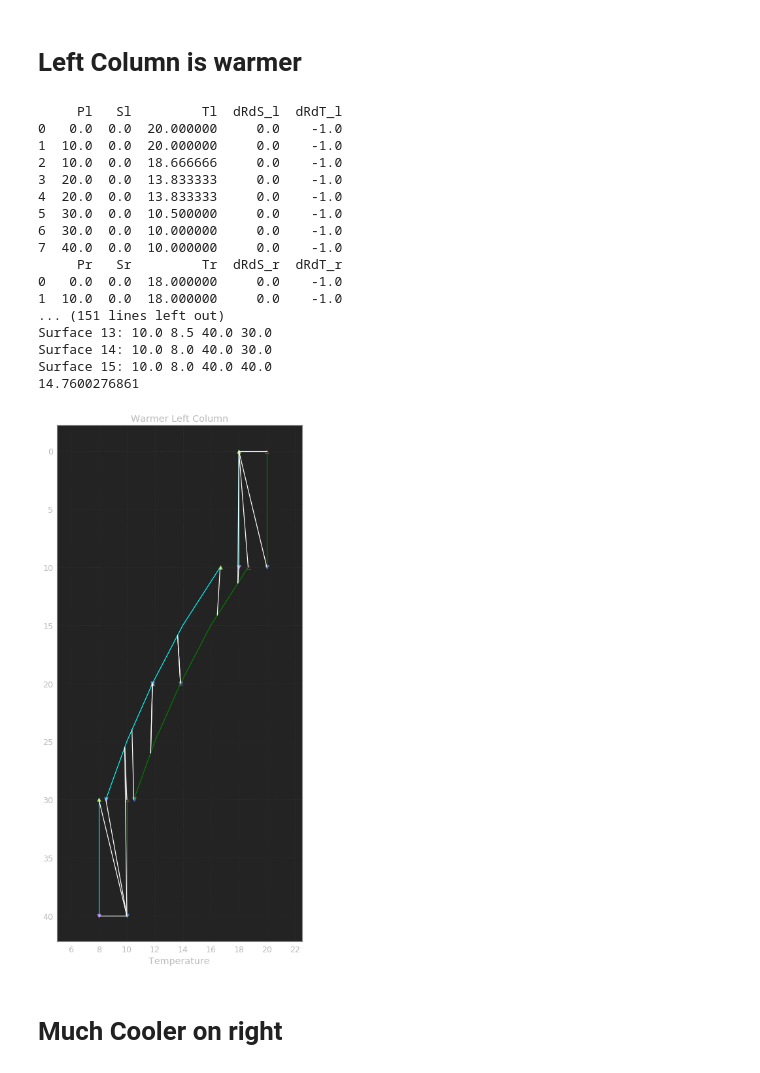
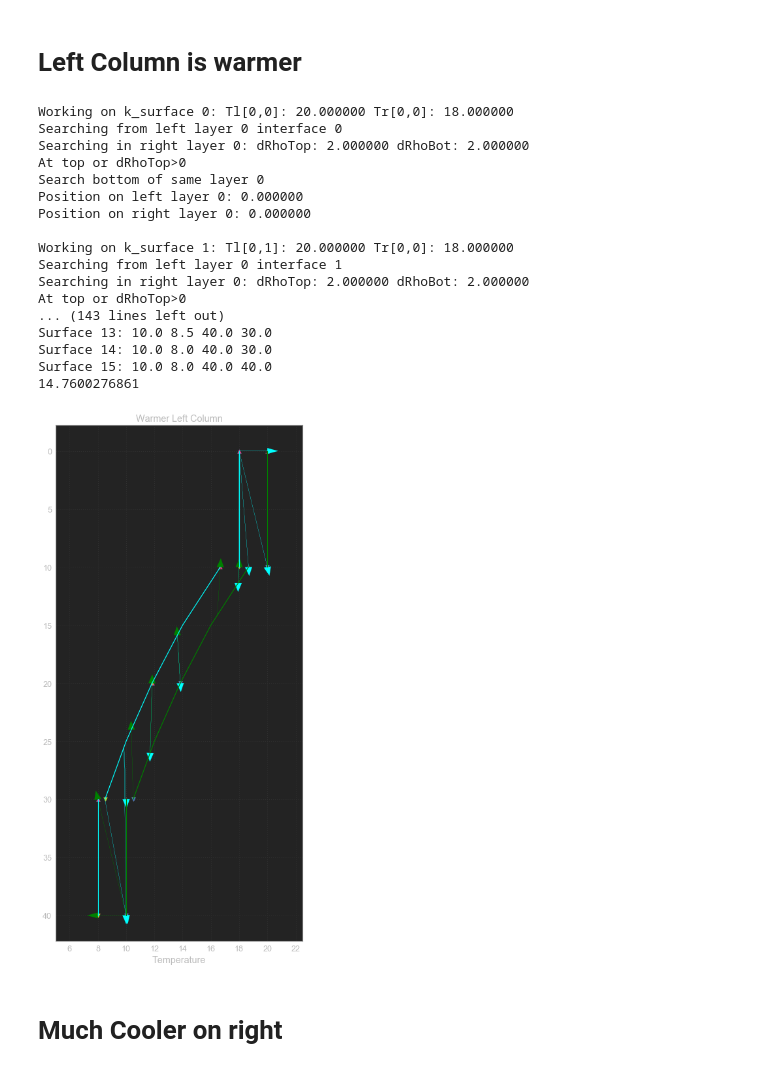
Before and after one commit to ashao/MOM6_analysis, a Jupyter notebook: neutral_diffusion/neutral_diffusion_examples.ipynb, the cells around one changed output. Drawn from its saved outputs; the diff is of its cells as text; code cells hidden in the pictures.

```diff
--- a/neutral_diffusion/neutral_diffusion_examples.ipynb
+++ b/neutral_diffusion/neutral_diffusion_examples.ipynb
@@ -204,41 +240,42 @@ ndiff.ppm_routines.find_neutral_surface_positions_discontinuous(
 # %% [markdown]
 # Left Column is warmer
 # %%
+reload(set_neutral_position)
 # Warmer on right
 hl = np.array([10.,10.,10.,10.])
 hr = np.array([10.,10.,10.,10.])
 Tr = np.array([18.,14.,10.,8.])
 Tl = np.array([20.,16.,12.,10.])
 zil, zl_t, zl_b, zl_c, Tl_t, Tl_b = construct_column(hl, Tl)
 zir, zr_t, zr_b, zr_c, Tr_t, Tr_b = construct_column(hr, Tr)
-PoL, PoR, PoL_abs, PoR_abs, KoL, KoR, hEff, hL, hR = set_neutral_position.set_neutral_surface_position(
+PoL, PoR, PoL_abs, PoR_abs, KoL, KoR, hEff, hL, hR, search_dir = set_neutral_position.set_neutral_surface_position2(
     zil, Tl_t, Tl_b, Sl_t, Sl_b, drdt_lt, drdt_lb, drds_lt, drds_lb,
     zir, Tr_t, Tr_b, Sr_t, Sr_b, drdt_rt, drdt_rb, drds_rt, drds_rb)
 df_warm_left = pd.DataFrame({'PoL': PoL, 'PoR': PoR, 'zl': PoL_abs, 'zr': PoR_abs, 'KoL': (KoL+1), 'KoR': (KoR+1), 'hL': hL, 'hR': hR})
 plt.figure(figsize=(6,12))
 plot_neutral_surfaces(zr_t, zr_c, zr_b, Tr_t, Tr, Tr_b, PoR_abs, KoR,
-                      zl_t, zl_c, zl_b, Tl_t, Tl, Tl_b, PoL_abs, KoL)
+                      zl_t, zl_c, zl_b, Tl_t, Tl, Tl_b, PoL_abs, KoL, search_dir)
 plt.title('Warmer Left Column')
 print(hEff.sum())
 # %% [output]
-     Pl   Sl         Tl  dRdS_l  dRdT_l
-0   0.0  0.0  20.000000     0.0    -1.0
-1  10.0  0.0  20.000000     0.0    -1.0
-2  10.0  0.0  18.666666     0.0    -1.0
-3  20.0  0.0  13.833333     0.0    -1.0
-4  20.0  0.0  13.833333     0.0    -1.0
-5  30.0  0.0  10.500000     0.0    -1.0
-6  30.0  0.0  10.000000     0.0    -1.0
-7  40.0  0.0  10.000000     0.0    -1.0
-     Pr   Sr         Tr  dRdS_r  dRdT_r
-0   0.0  0.0  18.000000     0.0    -1.0
-1  10.0  0.0  18.000000     0.0    -1.0
-... (151 lines left out)
+Working on k_surface 0: Tl[0,0]: 20.000000 Tr[0,0]: 18.000000
+Searching from left layer 0 interface 0
+Searching in right layer 0: dRhoTop: 2.000000 dRhoBot: 2.000000
+At top or dRhoTop>0
+Search bottom of same layer 0
+Position on left layer 0: 0.000000
+Position on right layer 0: 0.000000
+
+Working on k_surface 1: Tl[0,1]: 20.000000 Tr[0,0]: 18.000000
+Searching from left layer 0 interface 1
+Searching in right layer 0: dRhoTop: 2.000000 dRhoBot: 2.000000
+At top or dRhoTop>0
+... (143 lines left out)
 Surface 13: 10.0 8.5 40.0 30.0
 Surface 14: 10.0 8.0 40.0 30.0
 Surface 15: 10.0 8.0 40.0 40.0
 14.7600276861
-[figure, old version]
+[figure, new version]
 # %% [markdown]
 # Much Cooler on right
 # %%
```
Also changed, not shown: parts of 16 cells of this notebook.
